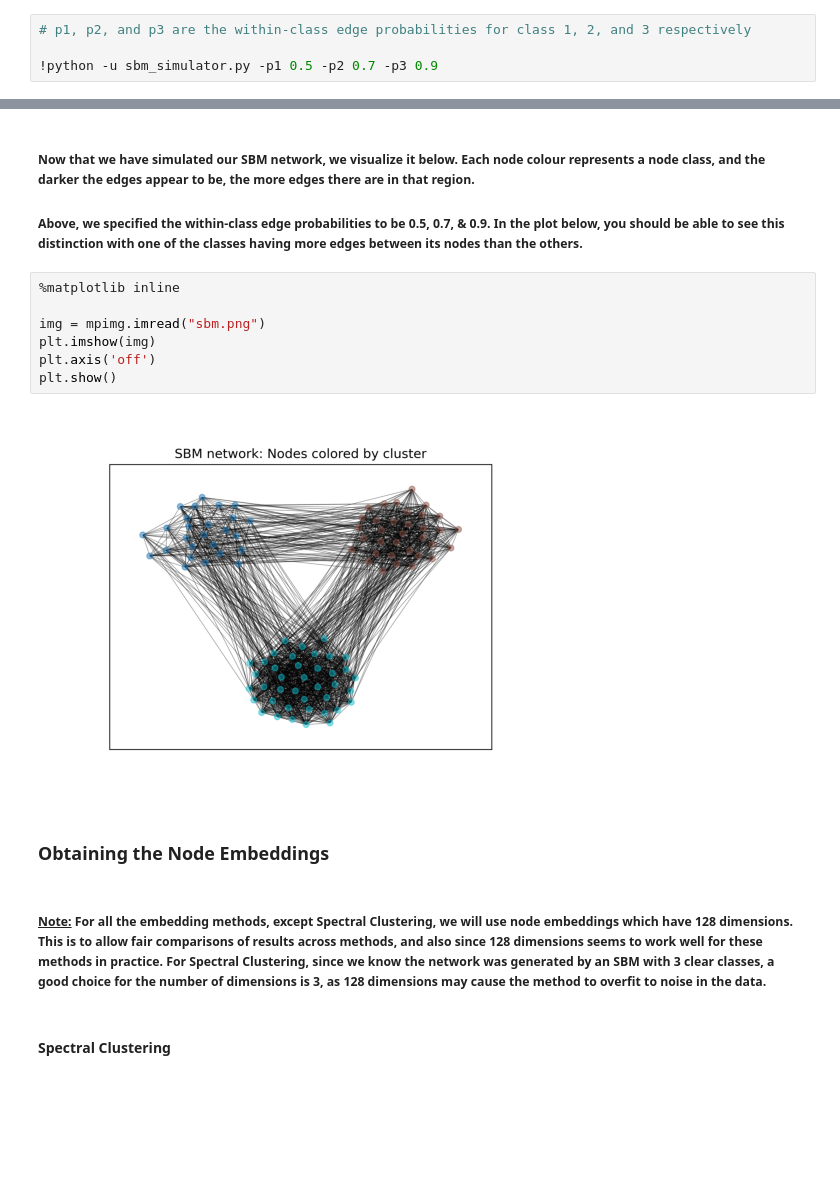
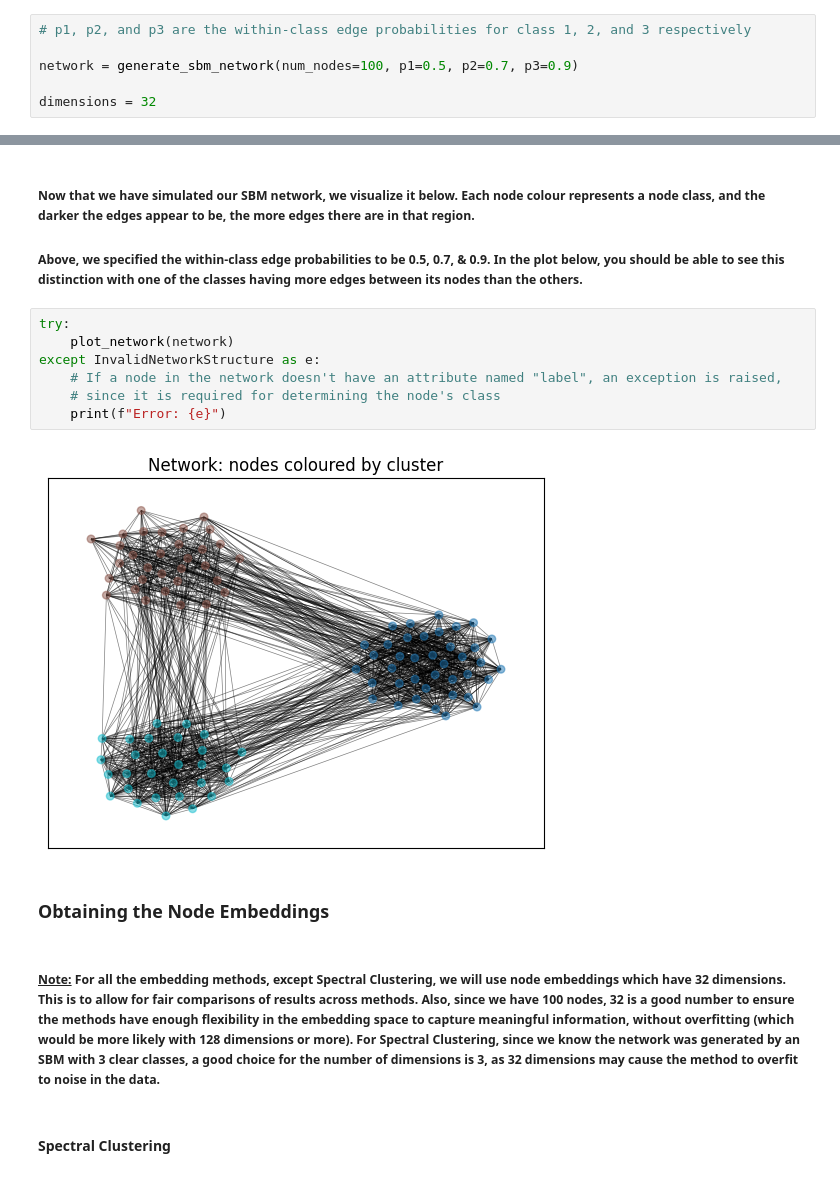
Before and after one commit to matthiaszelleke/NodeEmbeddingMethods, a Jupyter notebook: example_classification.ipynb, the cells around one changed output, grey strips where cells are left out. Drawn from its saved outputs; the diff is of its cells as text; blank space fills up the shorter version.

Commit message:
parametrized most of the code used, the files containing the parametrized code will be pushed to github soon

```diff
--- a/example_classification.ipynb
+++ b/example_classification.ipynb
@@ -25,7 +36,9 @@ from sklearn.metrics import accuracy_score, f1_score, precision_score, recall_sc
 # %%
 # p1, p2, and p3 are the within-class edge probabilities for class 1, 2, and 3 respectively
 
-!python -u sbm_simulator.py -p1 0.5 -p2 0.7 -p3 0.9
+network = generate_sbm_network(num_nodes=100, p1=0.5, p2=0.7, p3=0.9)
+
+dimensions = 32
 # %% [markdown]
 ### Visualizing the Network
 # %% [markdown]
@@ -33,18 +46,18 @@ from sklearn.metrics import accuracy_score, f1_score, precision_score, recall_sc
 
 ##### Above, we specified the within-class edge probabilities to be 0.5, 0.7, & 0.9. In the plot below, you should be able to see this distinction with one of the classes having more edges between its nodes than the others.
 # %%
-%matplotlib inline
-
-img = mpimg.imread("sbm.png")
-plt.imshow(img)
-plt.axis('off')
-plt.show()
+try:
+    plot_network(network)
+except InvalidNetworkStructure as e:
+    # If a node in the network doesn't have an attribute named "label", an exception is raised,
+    # since it is required for determining the node's class
+    print(f"Error: {e}")
 # %% [output]
-[figure, old version]
+[figure, new version]
 # %% [markdown]
 ### Obtaining the Node Embeddings
 # %% [markdown]
-##### <u>Note:</u> For all the embedding methods, except Spectral Clustering, we will use node embeddings which have 128 dimensions. This is to allow fair comparisons of results across methods, and also since 128 dimensions seems to work well for these methods in practice. For Spectral Clustering, since we know the network was generated by an SBM with 3 clear classes, a good choice for the number of dimensions is 3, as 128 dimensions may cause the method to overfit to noise in the data.
+##### <u>Note:</u> For all the embedding methods, except Spectral Clustering, we will use node embeddings which have 32 dimensions. This is to allow for fair comparisons of results across methods. Also, since we have 100 nodes, 32 is a good number to ensure the methods have enough flexibility in the embedding space to capture meaningful information, without overfitting (which would be more likely with 128 dimensions or more). For Spectral Clustering, since we know the network was generated by an SBM with 3 clear classes, a good choice for the number of dimensions is 3, as 32 dimensions may cause the method to overfit to noise in the data.
 # %% [markdown]
 #### Spectral Clustering
 # %% [markdown]
```
Also changed, not shown: parts of 18 cells of this notebook.
